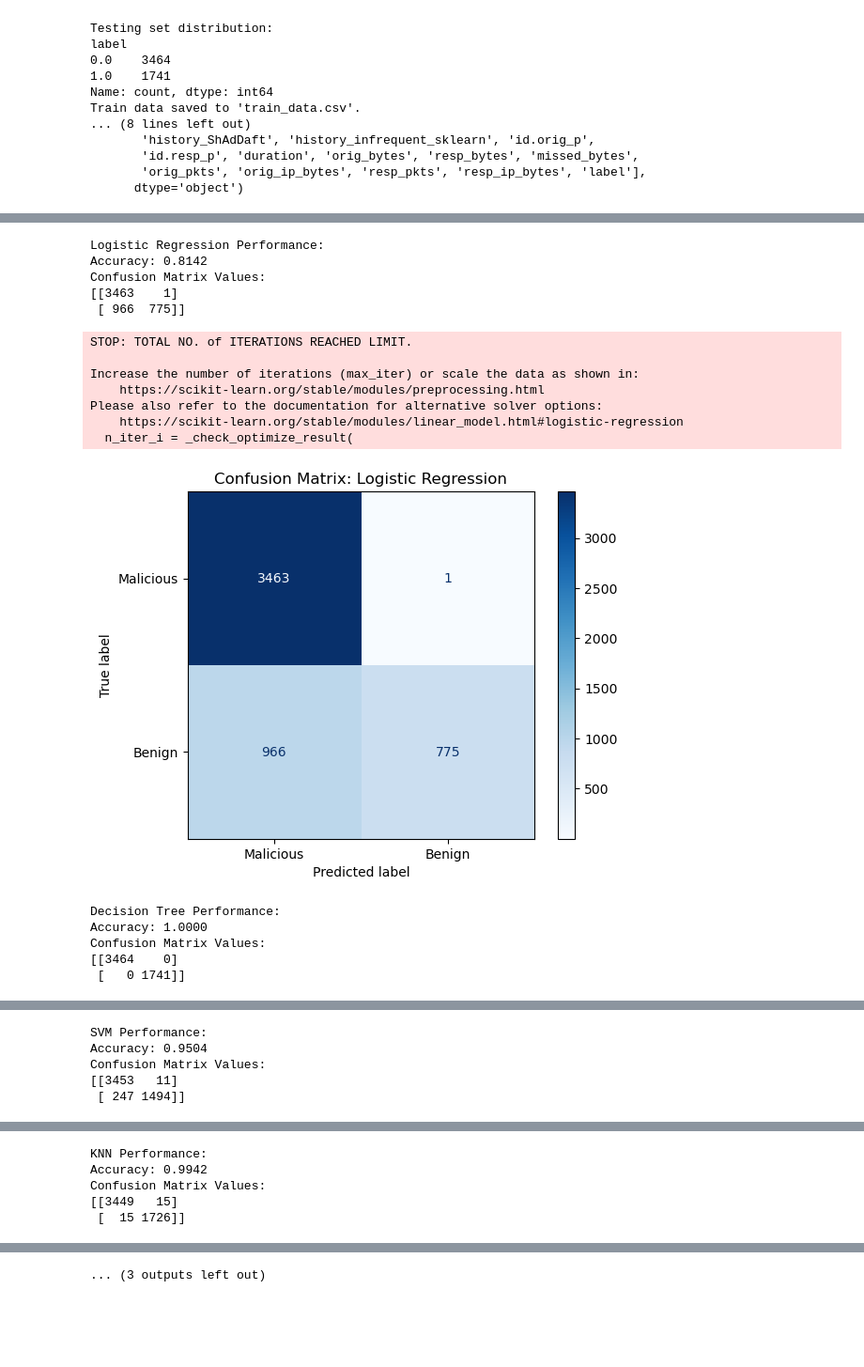
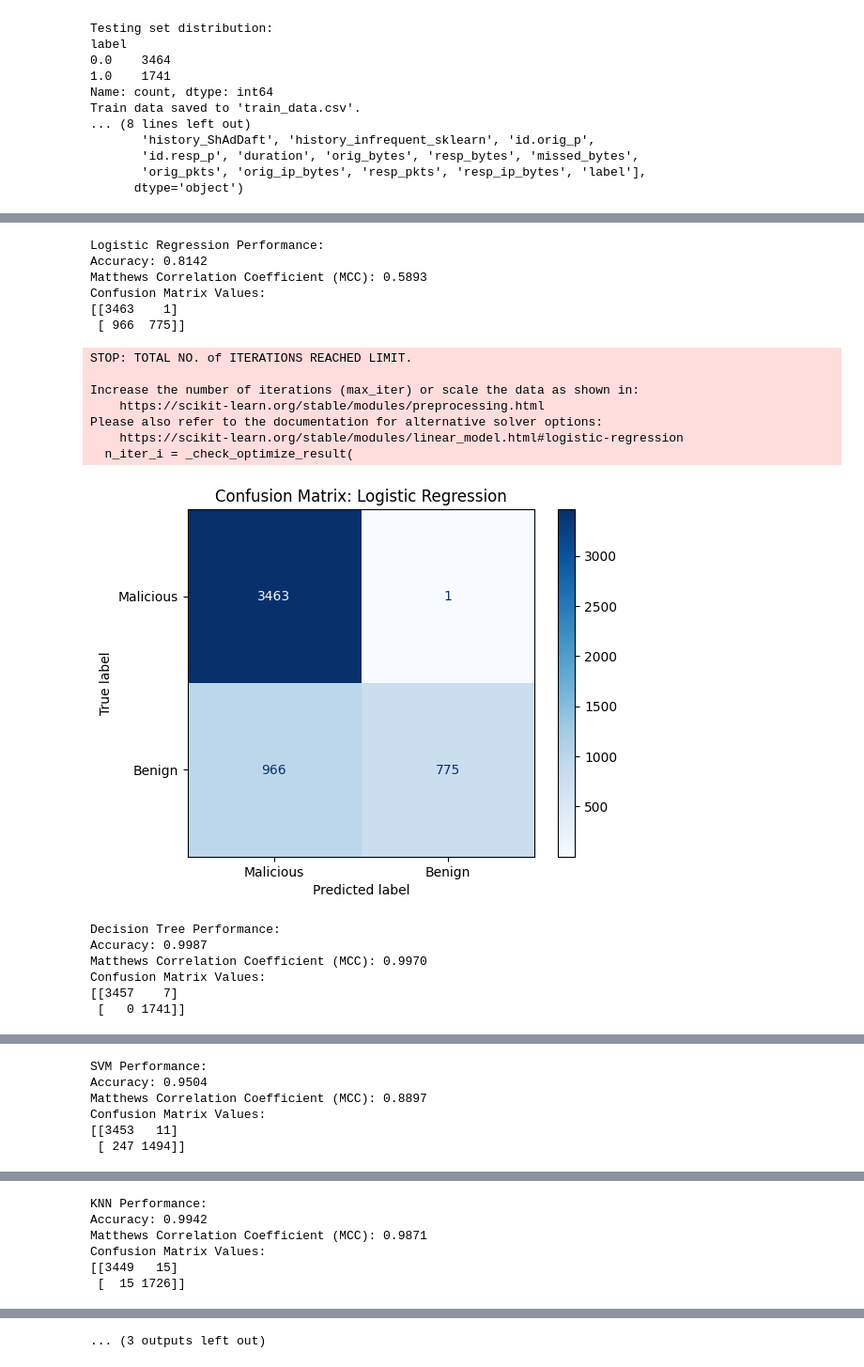
Before and after one commit to jnluis/AAS_Project, a Jupyter notebook: Data_Jp.ipynb, the cells around one changed output, grey strips where cells are left out. Shown at 94% size. Drawn from its saved outputs; the diff is of its cells as text; code cells hidden in the pictures; blank space fills up the shorter version.

```diff
--- a/Data_Jp.ipynb
+++ b/Data_Jp.ipynb
@@ -373,9 +373,11 @@ from sklearn.neighbors import KNeighborsClassifier
 from sklearn.model_selection import cross_val_score
 from sklearn.metrics import ConfusionMatrixDisplay
 from sklearn.metrics import confusion_matrix
+from sklearn.metrics import matthews_corrcoef
 from sklearn.ensemble import GradientBoostingClassifier
 from sklearn.ensemble import RandomForestClassifier
 from sklearn.ensemble import AdaBoostClassifier
+
 
 
 # Definir os modelos
@@ -397,41 +399,47 @@ for model_name, model in models.items():
     # Previsões no conjunto de teste
     y_pred = model.predict(X_test)
 
-    # Acurácia do modelo
+    # Exatidão do modelo
     accuracy = accuracy_score(y_test, y_pred)
+
+    # Matthews Correlation Coefficient (MCC)
+    mcc = matthews_corrcoef(y_test, y_pred)
 
     # Exibir o relatório de classificação
     print(f"\n{model_name} Performance:")
     print(f"Accuracy: {accuracy:.4f}")
+    print(f"Matthews Correlation Coefficient (MCC): {mcc:.4f}")
 
 
     # Gerar a matriz de confusão
     cm = confusion_matrix(y_test, y_pred)
     # Imprimir os valores da matriz de confusão
     print("Confusion Matrix Values:")
     print(cm)
 
     # Display confusion matrix using sklearn's ConfusionMatrixDisplay
     disp = ConfusionMatrixDisplay(confusion_matrix=cm, display_labels=['Malicious', 'Benign'])
     disp.plot(cmap='Blues')
     plt.title(f'Confusion Matrix: {model_name}')
     plt.show()
 # %% [output]
 Logistic Regression Performance:
 Accuracy: 0.8142
+Matthews Correlation Coefficient (MCC): 0.5893
 Confusion Matrix Values:
 [[3463    1]
  [ 966  775]]
 STOP: TOTAL NO. of ITERATIONS REACHED LIMIT.
 
 Increase the number of iterations (max_iter) or scale the data as shown in:
     https://scikit-learn.org/stable/modules/preprocessing.html
 Please also refer to the documentation for alternative solver options:
     https://scikit-learn.org/stable/modules/linear_model.html#logistic-regression
   n_iter_i = _check_optimize_result(
-[figure, old version]
+[figure, new version]
 Decision Tree Performance:
-Accuracy: 1.0000
+Accuracy: 0.9987
+Matthews Correlation Coefficient (MCC): 0.9970
 Confusion Matrix Values:
-[[3464    0]
+[[3457    7]
  [   0 1741]]
@@ -439,5 +447,6 @@ Confusion Matrix Values:
 SVM Performance:
 Accuracy: 0.9504
+Matthews Correlation Coefficient (MCC): 0.8897
 Confusion Matrix Values:
 [[3453   11]
  [ 247 1494]]
@@ -445,5 +454,6 @@ Confusion Matrix Values:
 KNN Performance:
 Accuracy: 0.9942
+Matthews Correlation Coefficient (MCC): 0.9871
 Confusion Matrix Values:
 [[3449   15]
  [  15 1726]]
```
Also changed, not shown: parts of 4 cells of this notebook, 1 other file.
